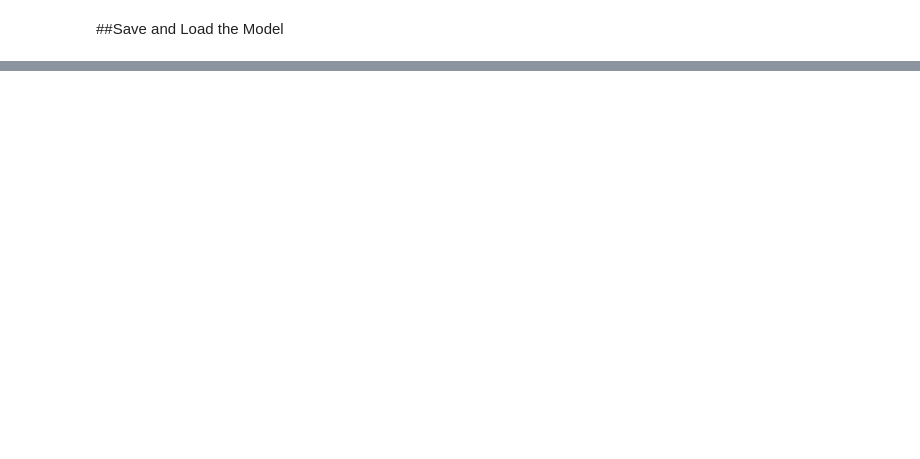
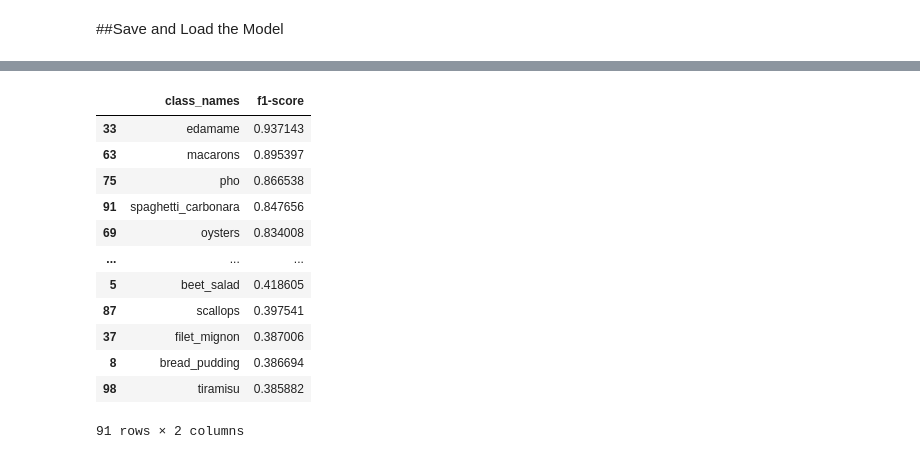
Before and after one commit to PasinduUkwatta/TensorFlow--Practise, a Jupyter notebook: 06_Transfer_Learning_in_tensorflow_Scalling_Up.ipynb, the cells around one changed output, grey strips where cells are left out. Saved outputs shown, nothing was run; the diff lists cells and outputs as text; code cells hidden in the pictures; blank space fills up the shorter version.

```diff
--- a/06_Transfer_Learning_in_tensorflow_Scalling_Up.ipynb
+++ b/06_Transfer_Learning_in_tensorflow_Scalling_Up.ipynb
@@ -291,0 +516,4 @@ compare_historys(original_history=feature_exraction_results,
+# %%
+#get the list of class names
+class_names =test_data.class_names
+class_names[:10]
@@ -291,0 +656,4 @@ compare_historys(original_history=feature_exraction_results,
+# %%
+#get the dictonary of classification report
+classification_report_dict=classification_report(y_labels,pred_classes,output_dict=True)
+classification_report_dict
@@ -291,0 +698,15 @@ compare_historys(original_history=feature_exraction_results,
+# %%
+#create empty dictonary
+class_f1_scores={}
+
+#loop thourgh classfication report items
+for k,v in classification_report_dict.items():
+  #stop once come to the accuracy
+  if k =="accuracy":
+    break
+
+  else:
+    #all classnames and f1 scores to new dictonary
+    class_f1_scores[class_names[int(k)]] =v["f1-score"]
+
+class_f1_scores
@@ -291,0 +731,5 @@ compare_historys(original_history=feature_exraction_results,
+# %%
+#turn f1 scores into dataframe
+import pandas as pd
+f1_scores=pd.DataFrame({"class_names" :list(class_f1_scores.keys()),
+                        "f1-score" :list(class_f1_scores.values())}).sort_values("f1-score",ascending=False)
@@ -291,0 +750,16 @@ compare_historys(original_history=feature_exraction_results,
+# %%
+f1_scores[:-10]
+# %% [output]
+|  | class_names | f1-score |
+| 33 | edamame | 0.937143 |
+| 63 | macarons | 0.895397 |
+| 75 | pho | 0.866538 |
+| 91 | spaghetti_carbonara | 0.847656 |
+| 69 | oysters | 0.834008 |
+| ... | ... | ... |
+| 5 | beet_salad | 0.418605 |
+| 87 | scallops | 0.397541 |
+| 37 | filet_mignon | 0.387006 |
+| 8 | bread_pudding | 0.386694 |
+| 98 | tiramisu | 0.385882 |
+91 rows × 2 columns
```
Also changed, not shown: parts of 50 cells of this notebook, 2 other files.
